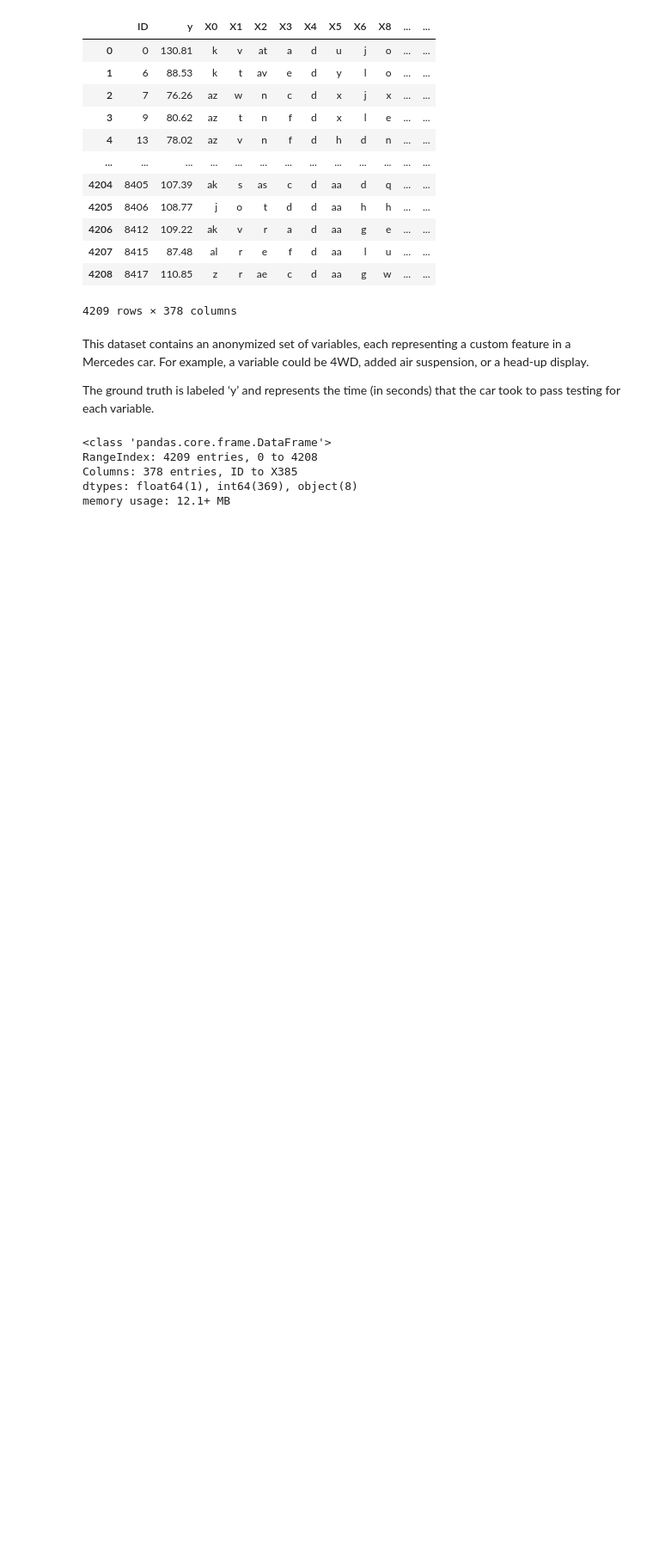
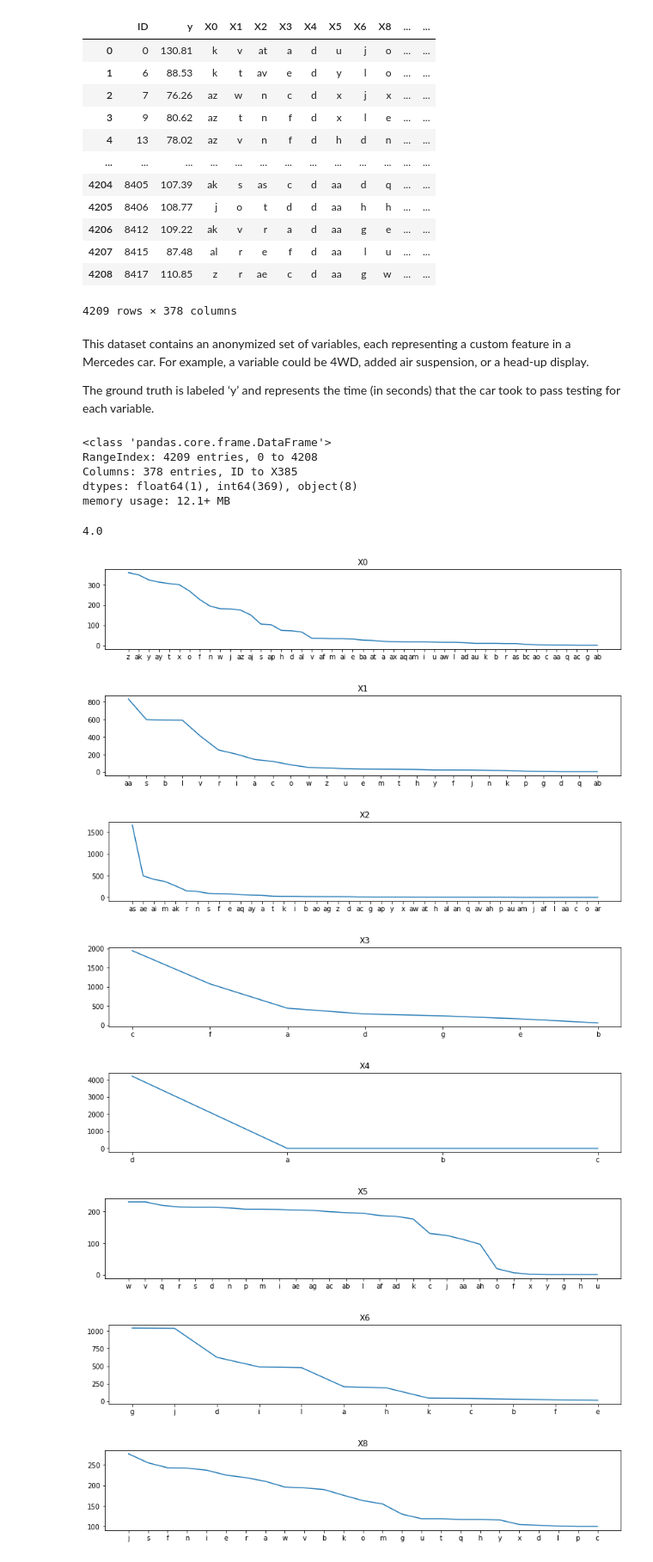
Before and after one commit to lukaszlomozik/Mercedes-Benz-Greener-Manufacturing, a Jupyter notebook: Mercedes-Benz Greener Manufacturing.ipynb, the cells around one changed output. Shown at 86% size. Drawn from its saved outputs; the diff is of its cells as text; code cells hidden in the pictures; blank space fills up the shorter version.

Commit message:
Add charts of categorical variables

```diff
--- a/Mercedes-Benz Greener Manufacturing.ipynb
+++ b/Mercedes-Benz Greener Manufacturing.ipynb
@@ -47,6 +48,29 @@ RangeIndex: 4209 entries, 0 to 4208
 Columns: 378 entries, ID to X385
 dtypes: float64(1), int64(369), object(8)
 memory usage: 12.1+ MB
+# %%
+cat = train.select_dtypes(include = ['object'])
+len(cat.keys())/2
+# %% [output]
+4.0
+# %%
+for i in range(len(cat.keys())):
+    plt.figure(figsize=(30, 10))
+    plt.subplot(int(len(cat.keys())/2), 2, i+1)
+    plt.title(cat.keys()[i])
+    plt.plot(cat[cat.keys()[i]].value_counts())
+
+plt.show()
+plt.close()
+# %% [output]
+[figure, added]
+[figure, added]
+[figure, added]
+[figure, added]
+[figure, added]
+[figure, added]
+[figure, added]
+[figure, added]
 # %%
 train.describe()
 # %% [output]
```
Also changed, not shown: parts of 20 cells of this notebook.
